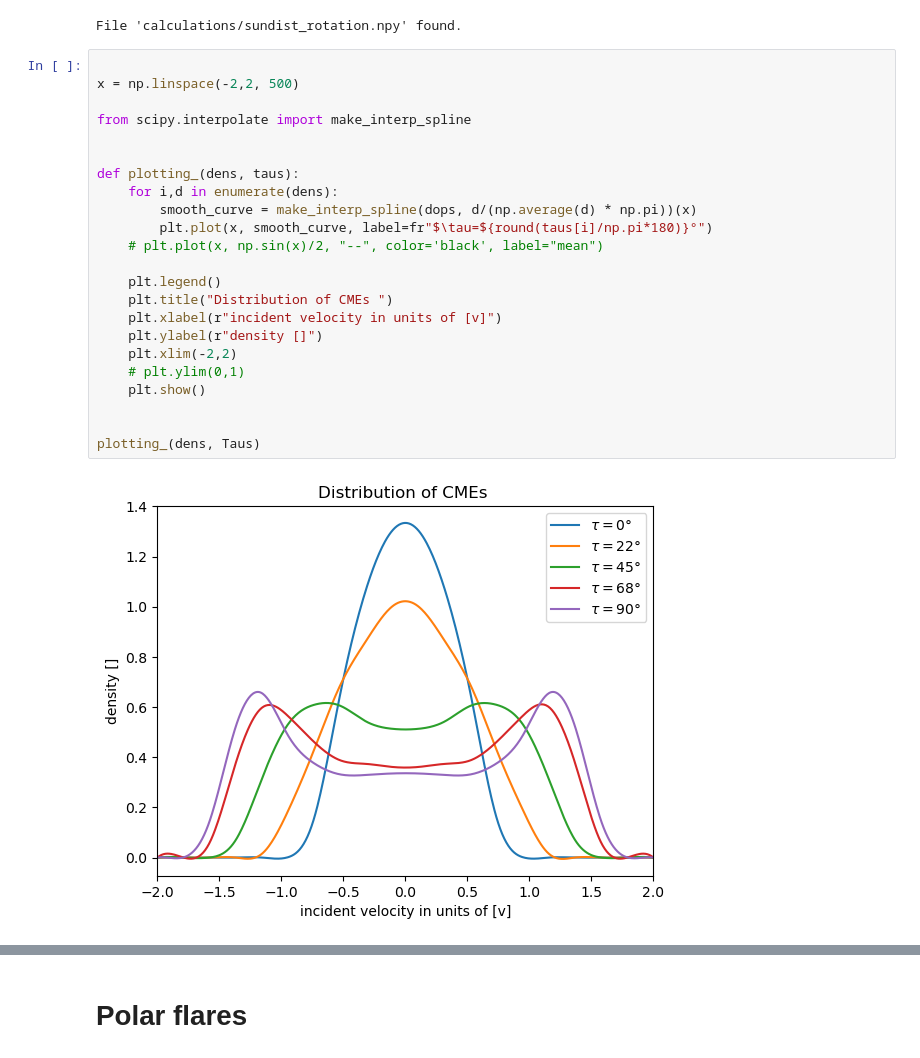
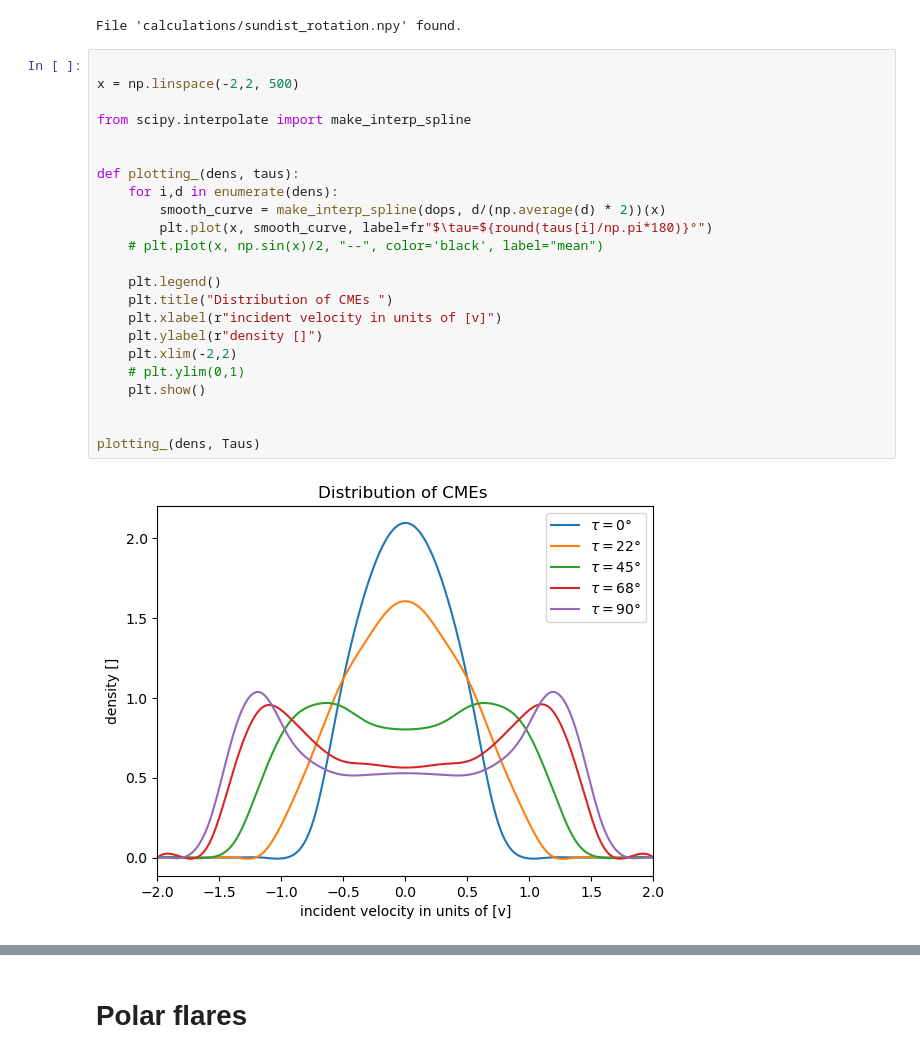
Before and after one commit to demichieldewilde/CME_distribution, a Jupyter notebook: Fast rotators/CME_distribution_rotation_ni.ipynb, the cells around one changed output, grey strips where cells are left out. Saved outputs shown, nothing was run; the diff lists cells and outputs as text.

```diff
--- a/Fast rotators/CME_distribution_rotation_ni.ipynb
+++ b/Fast rotators/CME_distribution_rotation_ni.ipynb
@@ -230,25 +230,25 @@ File 'calculations/sundist_rotation.npy' found.
 # %%
 
 x = np.linspace(-2,2, 500)
 
 from scipy.interpolate import make_interp_spline
 
 
 def plotting_(dens, taus):
     for i,d in enumerate(dens):
-        smooth_curve = make_interp_spline(dops, d/(np.average(d) * np.pi))(x)
+        smooth_curve = make_interp_spline(dops, d/(np.average(d) * 2))(x)
         plt.plot(x, smooth_curve, label=fr"$\tau=${round(taus[i]/np.pi*180)}°")
     # plt.plot(x, np.sin(x)/2, "--", color='black', label="mean")
 
     plt.legend()
     plt.title("Distribution of CMEs ")
     plt.xlabel(r"incident velocity in units of [v]")
     plt.ylabel(r"density []")
     plt.xlim(-2,2)
     # plt.ylim(0,1)
     plt.show()
 
 
 plotting_(dens, Taus)
 # %% [output]
-[figure, old version]
+[figure, new version]
```
Also changed, not shown: parts of 3 cells of this notebook.
